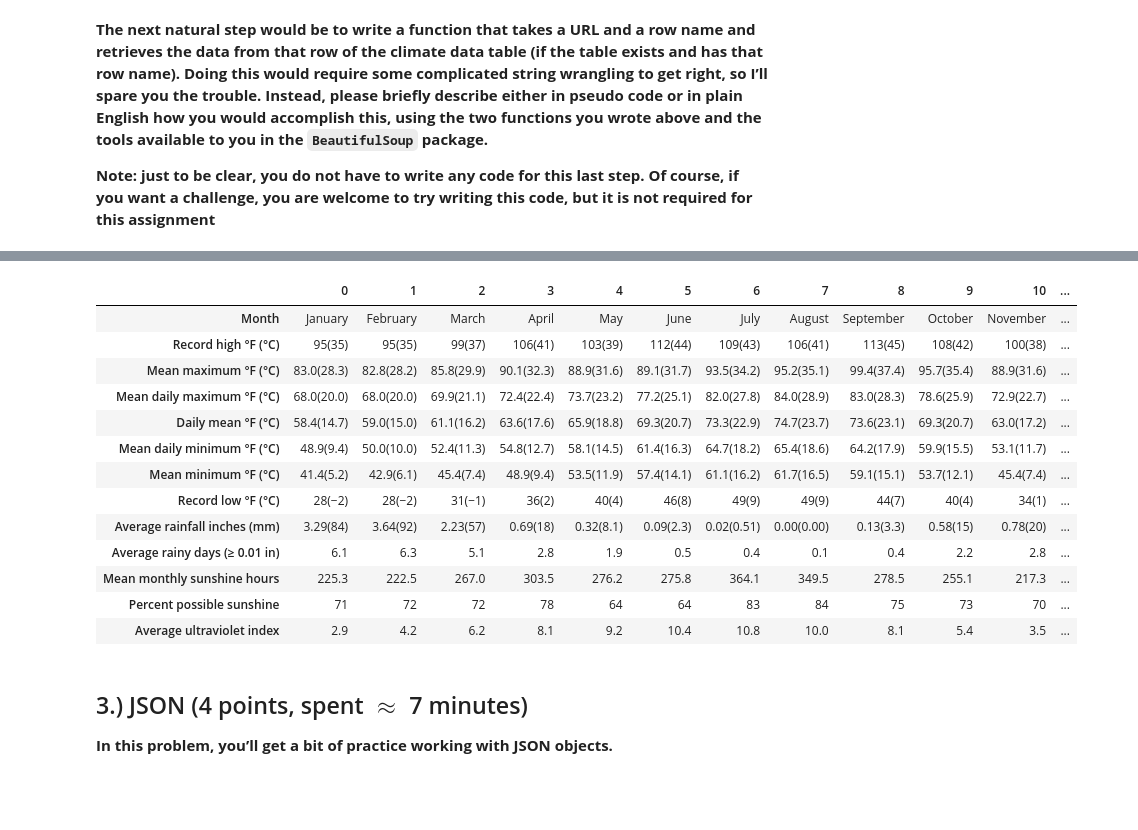
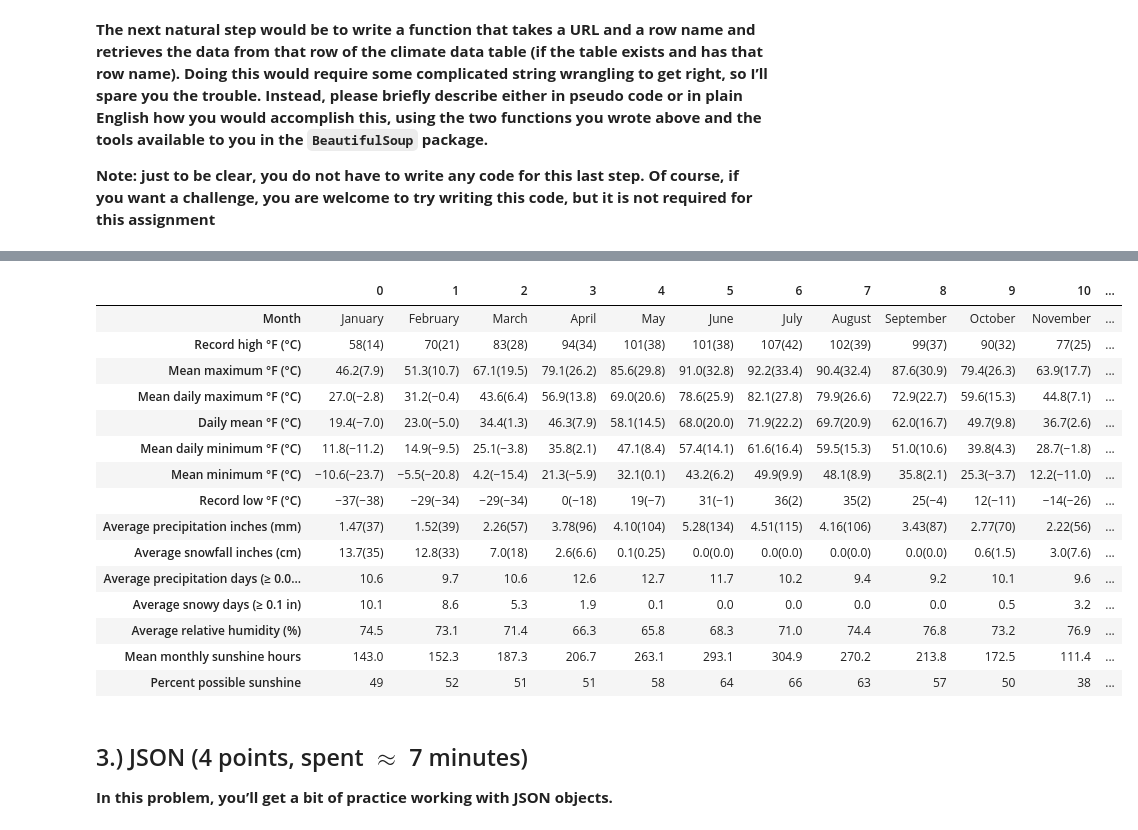
Before and after one commit to Stochastic1017/STAT_606, a Jupyter notebook: ssudhir2_hw8/ssudhir2_hw8.ipynb, the cells around one changed output, grey strips where cells are left out. Saved outputs shown, nothing was run; the diff lists cells and outputs as text; code cells hidden in the pictures; blank space fills up the shorter version.

```diff
--- a/ssudhir2_hw8/ssudhir2_hw8.ipynb
+++ b/ssudhir2_hw8/ssudhir2_hw8.ipynb
@@ -187,7 +174,8 @@ def retrieve_climate_table(s):
 # %%
 def list_climate_table_row_names(s):
     table_html = retrieve_climate_table(s)
-
+    if table_html is None:
+        return None
     row_names = []
     is_month = True
     for row in table_html.find_all('th'):
@@ -241,23 +231,25 @@ def list_column_data_rows(s):
 
     return pd.DataFrame(data)
 # %%
-s = 'https://en.wikipedia.org/wiki/Los_Angeles'
+s = 'https://en.wikipedia.org/wiki/Madison,_Wisconsin'
 list_column_data_rows(s).T
 # %% [output]
 |  | 0 | 1 | 2 | 3 | 4 | 5 | 6 | 7 | 8 | 9 | 10 | ... |
 | Month | January | February | March | April | May | June | July | August | September | October | November | ... |
-| Record high °F (°C) | 95(35) | 95(35) | 99(37) | 106(41) | 103(39) | 112(44) | 109(43) | 106(41) | 113(45) | 108(42) | 100(38) | ... |
-| Mean maximum °F (°C) | 83.0(28.3) | 82.8(28.2) | 85.8(29.9) | 90.1(32.3) | 88.9(31.6) | 89.1(31.7) | 93.5(34.2) | 95.2(35.1) | 99.4(37.4) | 95.7(35.4) | 88.9(31.6) | ... |
-| Mean daily maximum °F (°C) | 68.0(20.0) | 68.0(20.0) | 69.9(21.1) | 72.4(22.4) | 73.7(23.2) | 77.2(25.1) | 82.0(27.8) | 84.0(28.9) | 83.0(28.3) | 78.6(25.9) | 72.9(22.7) | ... |
-| Daily mean °F (°C) | 58.4(14.7) | 59.0(15.0) | 61.1(16.2) | 63.6(17.6) | 65.9(18.8) | 69.3(20.7) | 73.3(22.9) | 74.7(23.7) | 73.6(23.1) | 69.3(20.7) | 63.0(17.2) | ... |
-| Mean daily minimum °F (°C) | 48.9(9.4) | 50.0(10.0) | 52.4(11.3) | 54.8(12.7) | 58.1(14.5) | 61.4(16.3) | 64.7(18.2) | 65.4(18.6) | 64.2(17.9) | 59.9(15.5) | 53.1(11.7) | ... |
-| Mean minimum °F (°C) | 41.4(5.2) | 42.9(6.1) | 45.4(7.4) | 48.9(9.4) | 53.5(11.9) | 57.4(14.1) | 61.1(16.2) | 61.7(16.5) | 59.1(15.1) | 53.7(12.1) | 45.4(7.4) | ... |
-| Record low °F (°C) | 28(−2) | 28(−2) | 31(−1) | 36(2) | 40(4) | 46(8) | 49(9) | 49(9) | 44(7) | 40(4) | 34(1) | ... |
-| Average rainfall inches (mm) | 3.29(84) | 3.64(92) | 2.23(57) | 0.69(18) | 0.32(8.1) | 0.09(2.3) | 0.02(0.51) | 0.00(0.00) | 0.13(3.3) | 0.58(15) | 0.78(20) | ... |
-| Average rainy days (≥ 0.01 in) | 6.1 | 6.3 | 5.1 | 2.8 | 1.9 | 0.5 | 0.4 | 0.1 | 0.4 | 2.2 | 2.8 | ... |
-| Mean monthly sunshine hours | 225.3 | 222.5 | 267.0 | 303.5 | 276.2 | 275.8 | 364.1 | 349.5 | 278.5 | 255.1 | 217.3 | ... |
-| Percent possible sunshine | 71 | 72 | 72 | 78 | 64 | 64 | 83 | 84 | 75 | 73 | 70 | ... |
-| Average ultraviolet index | 2.9 | 4.2 | 6.2 | 8.1 | 9.2 | 10.4 | 10.8 | 10.0 | 8.1 | 5.4 | 3.5 | ... |
+| Record high °F (°C) | 58(14) | 70(21) | 83(28) | 94(34) | 101(38) | 101(38) | 107(42) | 102(39) | 99(37) | 90(32) | 77(25) | ... |
+| Mean maximum °F (°C) | 46.2(7.9) | 51.3(10.7) | 67.1(19.5) | 79.1(26.2) | 85.6(29.8) | 91.0(32.8) | 92.2(33.4) | 90.4(32.4) | 87.6(30.9) | 79.4(26.3) | 63.9(17.7) | ... |
+| Mean daily maximum °F (°C) | 27.0(−2.8) | 31.2(−0.4) | 43.6(6.4) | 56.9(13.8) | 69.0(20.6) | 78.6(25.9) | 82.1(27.8) | 79.9(26.6) | 72.9(22.7) | 59.6(15.3) | 44.8(7.1) | ... |
+| Daily mean °F (°C) | 19.4(−7.0) | 23.0(−5.0) | 34.4(1.3) | 46.3(7.9) | 58.1(14.5) | 68.0(20.0) | 71.9(22.2) | 69.7(20.9) | 62.0(16.7) | 49.7(9.8) | 36.7(2.6) | ... |
+| Mean daily minimum °F (°C) | 11.8(−11.2) | 14.9(−9.5) | 25.1(−3.8) | 35.8(2.1) | 47.1(8.4) | 57.4(14.1) | 61.6(16.4) | 59.5(15.3) | 51.0(10.6) | 39.8(4.3) | 28.7(−1.8) | ... |
+| Mean minimum °F (°C) | −10.6(−23.7) | −5.5(−20.8) | 4.2(−15.4) | 21.3(−5.9) | 32.1(0.1) | 43.2(6.2) | 49.9(9.9) | 48.1(8.9) | 35.8(2.1) | 25.3(−3.7) | 12.2(−11.0) | ... |
+| Record low °F (°C) | −37(−38) | −29(−34) | −29(−34) | 0(−18) | 19(−7) | 31(−1) | 36(2) | 35(2) | 25(−4) | 12(−11) | −14(−26) | ... |
+| Average precipitation inches (mm) | 1.47(37) | 1.52(39) | 2.26(57) | 3.78(96) | 4.10(104) | 5.28(134) | 4.51(115) | 4.16(106) | 3.43(87) | 2.77(70) | 2.22(56) | ... |
+| Average snowfall inches (cm) | 13.7(35) | 12.8(33) | 7.0(18) | 2.6(6.6) | 0.1(0.25) | 0.0(0.0) | 0.0(0.0) | 0.0(0.0) | 0.0(0.0) | 0.6(1.5) | 3.0(7.6) | ... |
+| Average precipitation days (≥ 0.0... | 10.6 | 9.7 | 10.6 | 12.6 | 12.7 | 11.7 | 10.2 | 9.4 | 9.2 | 10.1 | 9.6 | ... |
+| Average snowy days (≥ 0.1 in) | 10.1 | 8.6 | 5.3 | 1.9 | 0.1 | 0.0 | 0.0 | 0.0 | 0.0 | 0.5 | 3.2 | ... |
+| Average relative humidity (%) | 74.5 | 73.1 | 71.4 | 66.3 | 65.8 | 68.3 | 71.0 | 74.4 | 76.8 | 73.2 | 76.9 | ... |
+| Mean monthly sunshine hours | 143.0 | 152.3 | 187.3 | 206.7 | 263.1 | 293.1 | 304.9 | 270.2 | 213.8 | 172.5 | 111.4 | ... |
+| Percent possible sunshine | 49 | 52 | 51 | 51 | 58 | 64 | 66 | 63 | 57 | 50 | 38 | ... |
 # %% [markdown]
 ## 3.) JSON (4 points, spent $\approx$ 7 minutes)
 
```
Also changed, not shown: parts of 3 cells of this notebook.
